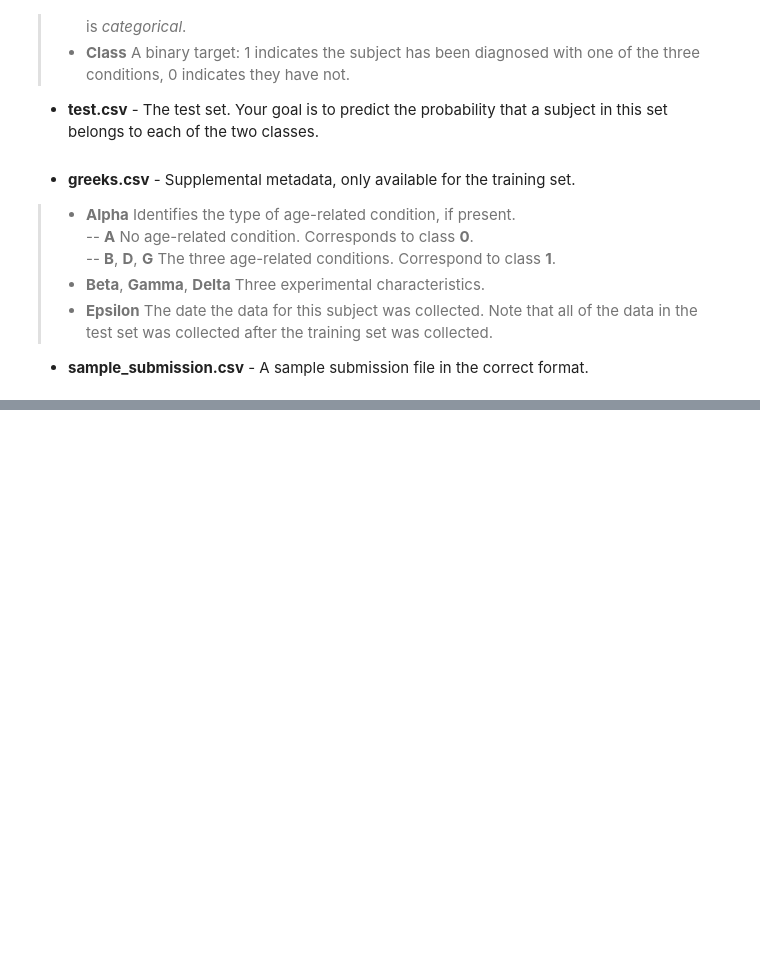
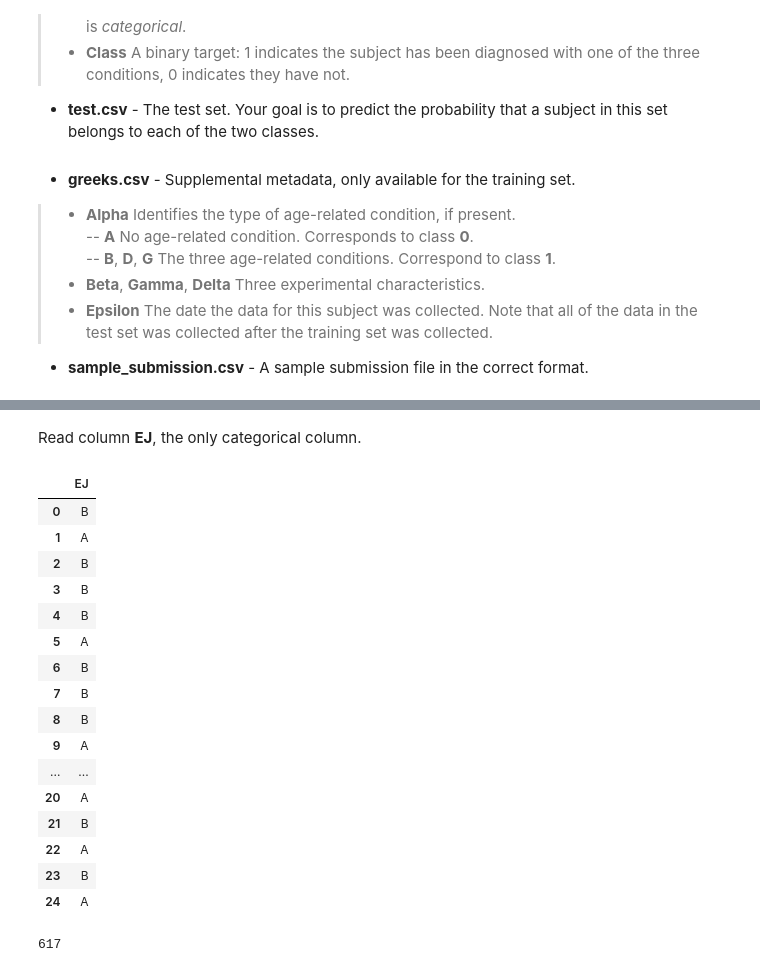
Before and after one commit to EemanJ/ICR-identifying_age_related_conditions, a Jupyter notebook: Identifying_age_related_conditions.ipynb, the cells around one changed output, grey strips where cells are left out. Saved outputs shown, nothing was run; the diff lists cells and outputs as text; code cells hidden in the pictures; blank space fills up the shorter version.

```diff
--- a/Identifying_age_related_conditions.ipynb
+++ b/Identifying_age_related_conditions.ipynb
@@ -19,0 +91,27 @@ https://www.kaggle.com/competitions/icr-identify-age-related-conditions/overview
+# %% [markdown]
+Read column **EJ**, the only categorical column.
+# %%
+df_ej = pd.read_csv("train.csv", usecols = ['EJ'])
+df_ej.head(25)
+# %% [output]
+|  | EJ |
+| 0 | B |
+| 1 | A |
+| 2 | B |
+| 3 | B |
+| 4 | B |
+| 5 | A |
+| 6 | B |
+| 7 | B |
+| 8 | B |
+| 9 | A |
+| ... | ... |
+| 20 | A |
+| 21 | B |
+| 22 | A |
+| 23 | B |
+| 24 | A |
+# %%
+len(df.index)
+# %% [output]
+617
```
Also changed, not shown: parts of 18 cells of this notebook, 1 other file.
